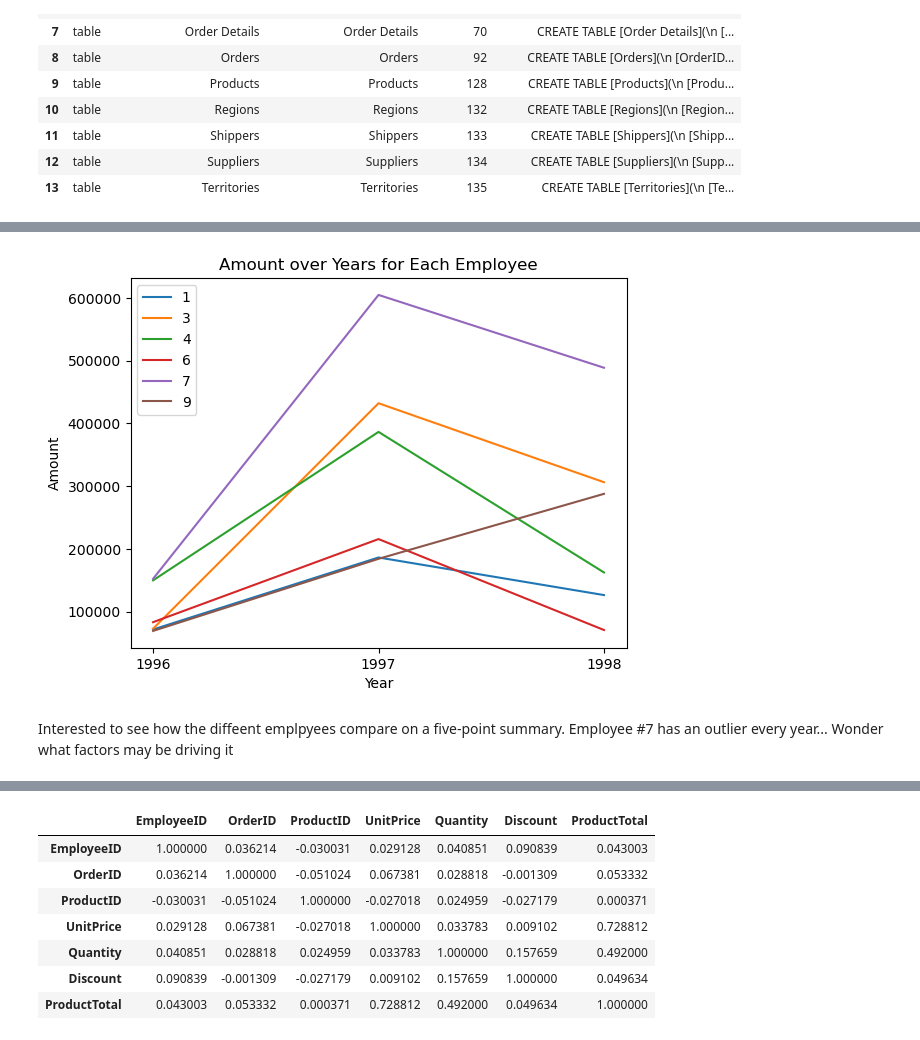
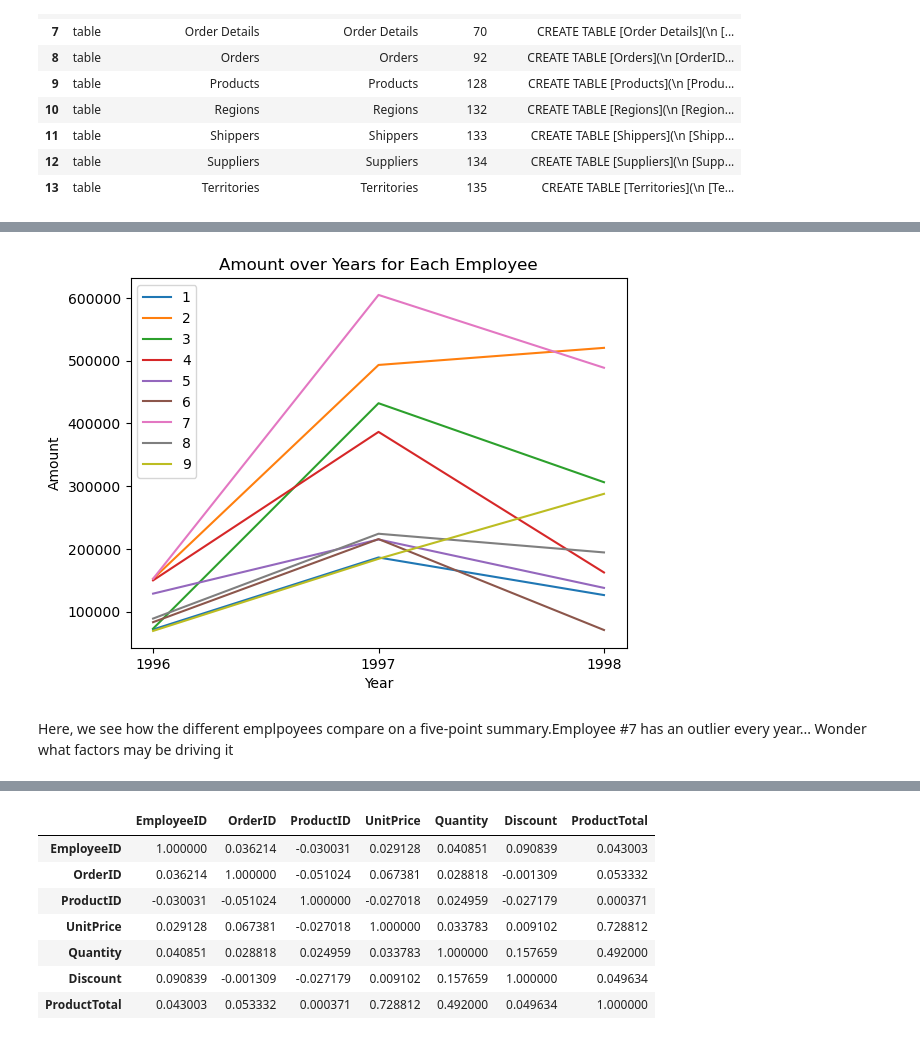
Before and after one commit to kamckeev/BigData1, a Jupyter notebook: Project2_Official.ipynb, the cells around one changed output, grey strips where cells are left out. Cells and saved outputs as stored; diff of their text form; code cells hidden in the pictures.

```diff
--- a/Project2_Official.ipynb
+++ b/Project2_Official.ipynb
@@ -66,8 +81,7 @@ df3['ProductTotal'] = df3['UnitPrice']*df3['Quantity']*(1-df3['Discount'])
 # %%
-# group by OrderID
-df4 = pd.DataFrame(zip(df3.groupby('OrderID')['EmployeeID'].unique().astype(int),
-                         df3.groupby('OrderID')['OrderYear'].unique().astype(int),
-                         df3.groupby('OrderID')['ProductTotal'].sum()),
+# group by EmployeeID and OrderYear
+group1_df = pd.DataFrame(zip(EmpSales_df.groupby(['EmployeeID','OrderYear'])['EmployeeID'].unique().astype(int),
+                         EmpSales_df.groupby(['EmployeeID', 'OrderYear'])['OrderYear'].unique().astype(int),
+                         EmpSales_df.groupby(['EmployeeID', 'OrderYear'])['ProductTotal'].sum()),
                      columns = ['EmployeeID', 'OrderYear','ProductTotal'])
-df4=df4.rename(columns={'ProductTotal':'OrderTotal'})
-df4
+SalesGroup_df=group1_df.rename(columns={'ProductTotal':'AnnualSalesTotal'})
@@ -96,18 +88,17 @@ new_df1=new_df1.rename(columns={'ProductTotal': 'AnnualSalesTotal'})
 # %%
 # draw plot
+AnnualSales = SalesGroup_df.groupby('EmployeeID')
 
-grouped_new_df1 = new_df1.groupby('EmployeeID')
-
-for name, group in grouped_new_df1:
+for name, group in AnnualSales:
   plt.plot(group['OrderYear'].astype(str), group['AnnualSalesTotal'], label = name)
 
 plt.legend()
 plt.xlabel('Year')
 plt.ylabel('Amount')
 plt.title('Amount over Years for Each Employee')
 
 plt.show()
 # %% [output]
-[figure, old version]
+[figure, new version]
 # %% [markdown]
-Interested to see how the diffeent emplpyees compare on a five-point summary. Employee #7 has an outlier every year... Wonder what factors may be driving it
+Here, we see how the different emplpoyees compare on a five-point summary.Employee #7 has an outlier every year... Wonder what factors may be driving it
```
Also changed, not shown: parts of 13 cells of this notebook.
